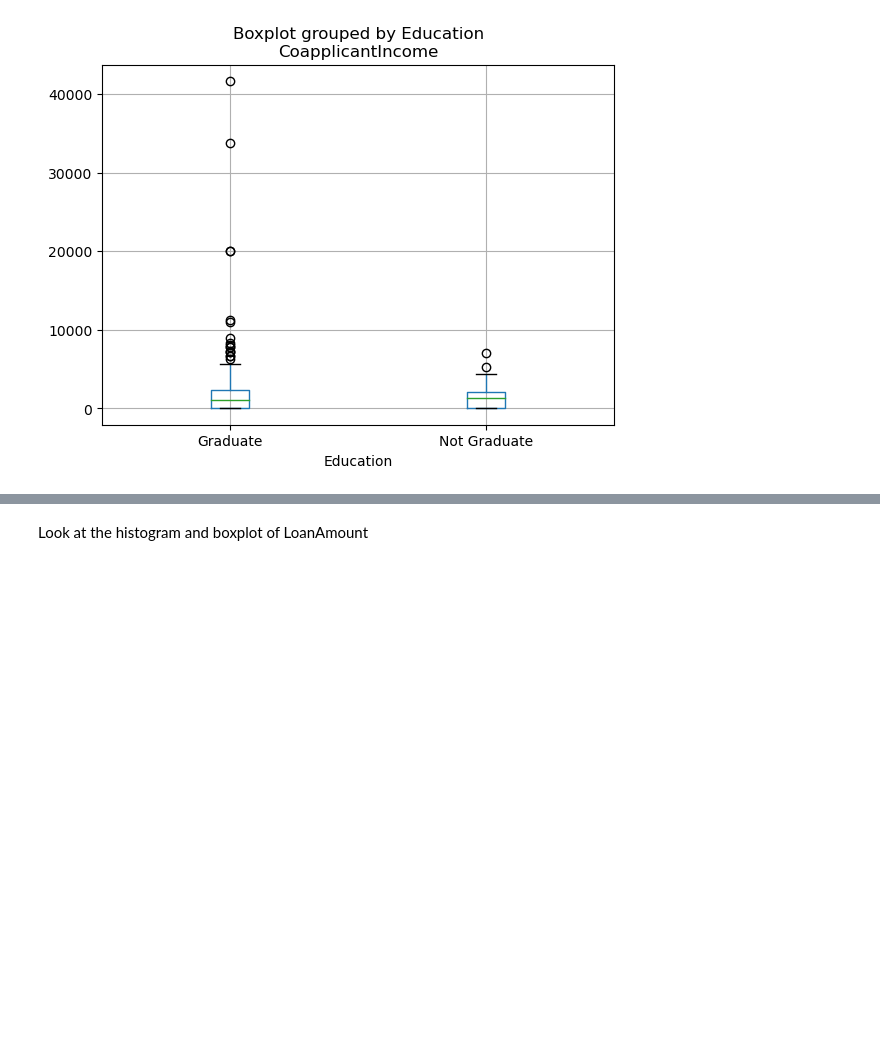
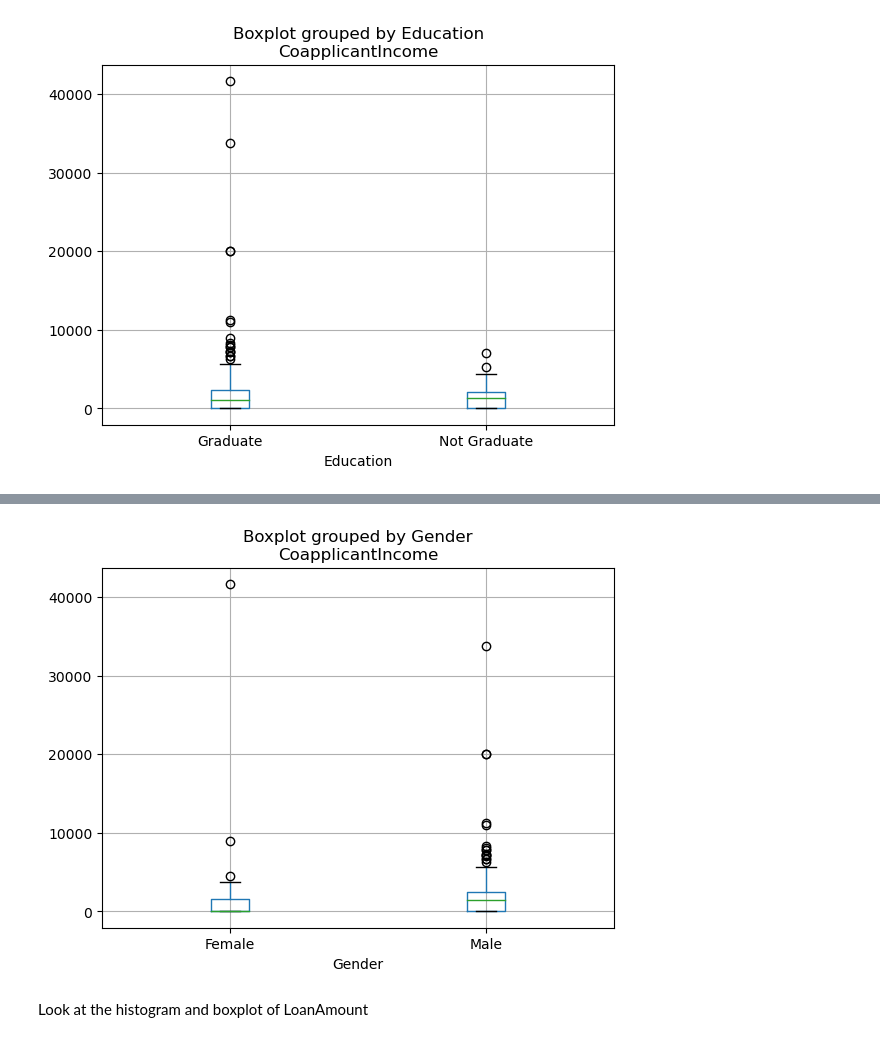
Before and after one commit to hgiorgib/Deployment-Project, a Jupyter notebook: notebooks/instructions.ipynb, the cells around one changed output, grey strips where cells are left out. Drawn from its saved outputs; the diff is of its cells as text; code cells hidden in the pictures; blank space fills up the shorter version.

```diff
--- a/notebooks/instructions.ipynb
+++ b/notebooks/instructions.ipynb
@@ -305,3 +310,8 @@ plt.show()
+# %%
+df.boxplot(column='CoapplicantIncome', by='Gender')
+plt.show()
+# %% [output]
+[figure, added]
 # %% [markdown]
 Look at the histogram and boxplot of LoanAmount
 # %%
```
Also changed, not shown: parts of 37 cells of this notebook, 1 other file.
